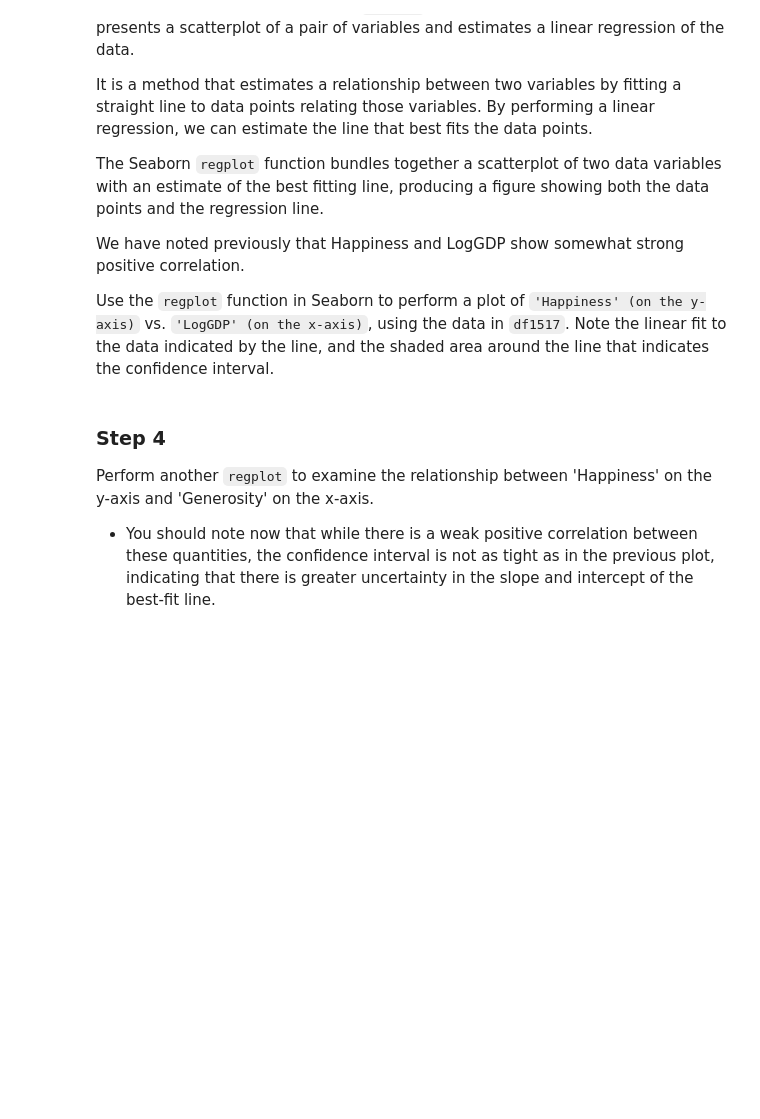
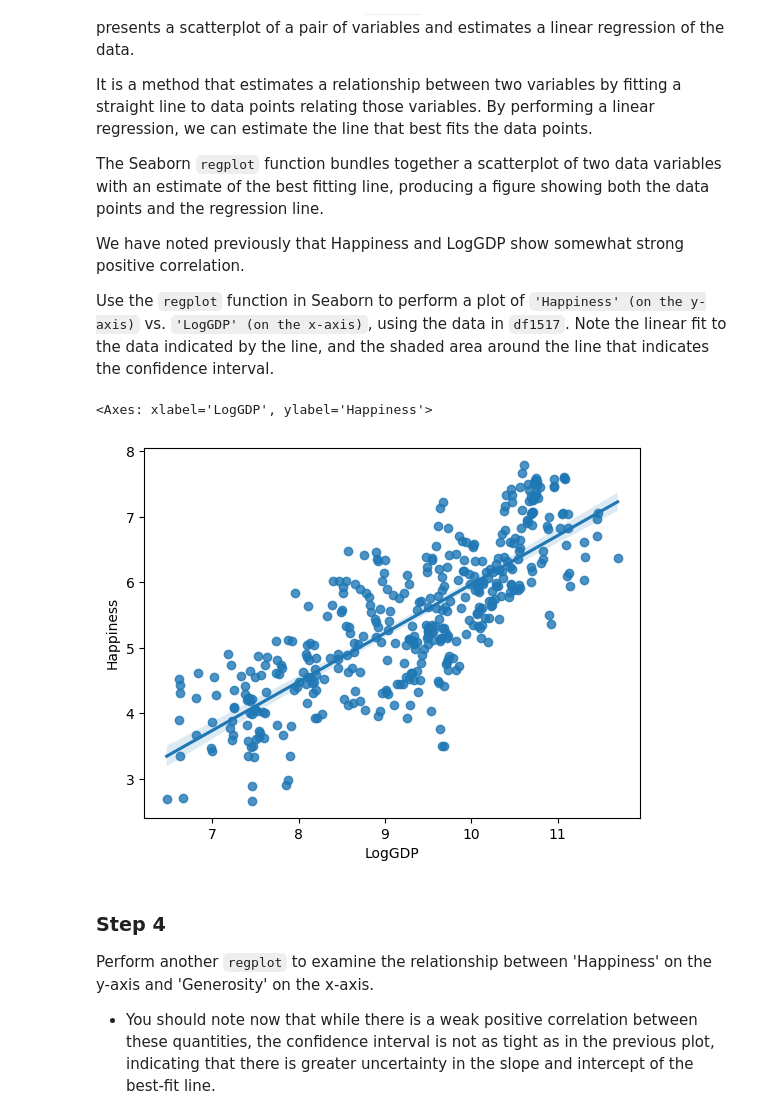
Before and after one commit to brownieboi3128/CIS_340, a Jupyter notebook: 5/5.2/Ex5.2_ComputeCorrelationsAmongVariables.ipynb, the cells around one changed output. Drawn from its saved outputs; the diff is of its cells as text; code cells hidden in the pictures; blank space fills up the shorter version.

```diff
--- a/5/5.2/Ex5.2_ComputeCorrelationsAmongVariables.ipynb
+++ b/5/5.2/Ex5.2_ComputeCorrelationsAmongVariables.ipynb
@@ -86,3 +107,9 @@
+# %%
+# Step 3
+sns.regplot(x='LogGDP', y='Happiness', data=df1517)
+# %% [output]
+<Axes: xlabel='LogGDP', ylabel='Happiness'>
+[figure, added]
 # %% [markdown]
 ### Step 4
 
```
Also changed, not shown: parts of 13 cells of this notebook.
